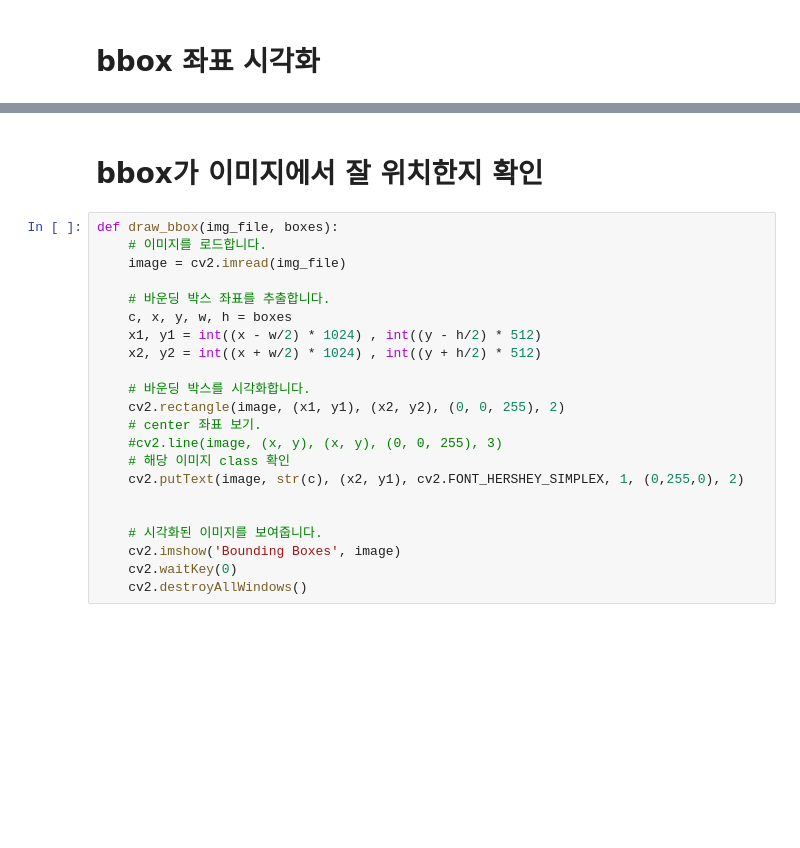
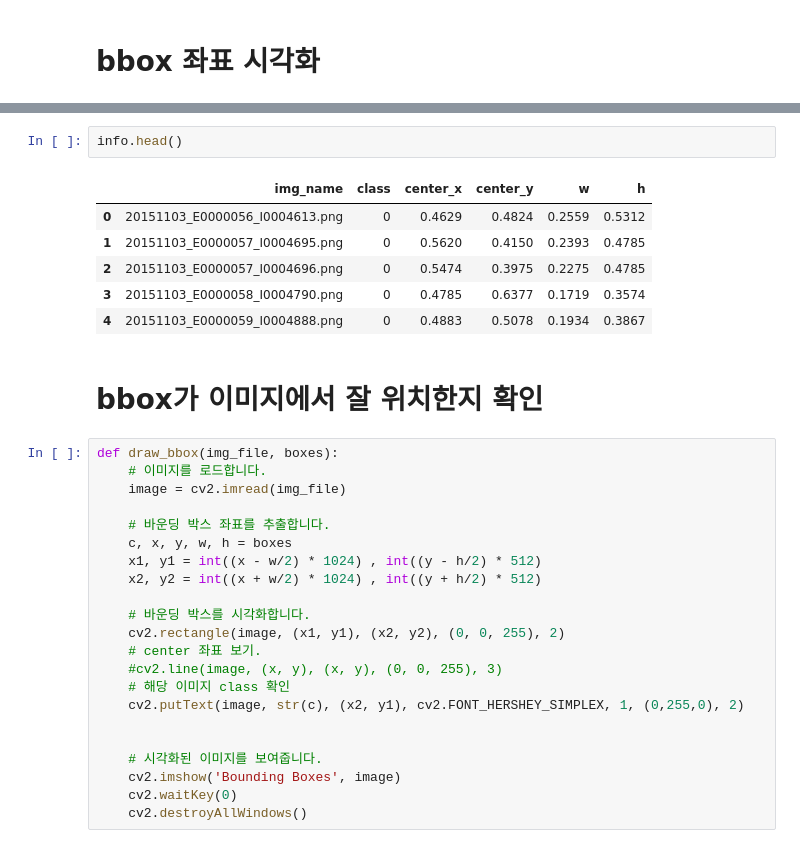
Before and after one commit to JungHyeonAh/DeepLearning, a Jupyter notebook: 실습/Yolov1/yolov1.ipynb, the cells around one changed output, grey strips where cells are left out. Saved outputs shown, nothing was run; the diff lists cells and outputs as text; blank space fills up the shorter version.

```diff
--- a/실습/Yolov1/yolov1.ipynb
+++ b/실습/Yolov1/yolov1.ipynb
@@ -94,3 +99,12 @@ df.head()
+# %%
+info.head()
+# %% [output]
+|  | img_name | class | center_x | center_y | w | h |
+| 0 | 20151103_E0000056_I0004613.png | 0 | 0.4629 | 0.4824 | 0.2559 | 0.5312 |
+| 1 | 20151103_E0000057_I0004695.png | 0 | 0.5620 | 0.4150 | 0.2393 | 0.4785 |
+| 2 | 20151103_E0000057_I0004696.png | 0 | 0.5474 | 0.3975 | 0.2275 | 0.4785 |
+| 3 | 20151103_E0000058_I0004790.png | 0 | 0.4785 | 0.6377 | 0.1719 | 0.3574 |
+| 4 | 20151103_E0000059_I0004888.png | 0 | 0.4883 | 0.5078 | 0.1934 | 0.3867 |
 # %% [markdown]
 # bbox가 이미지에서 잘 위치한지 확인
 # %%
```
Also changed, not shown: parts of 25 cells of this notebook.
